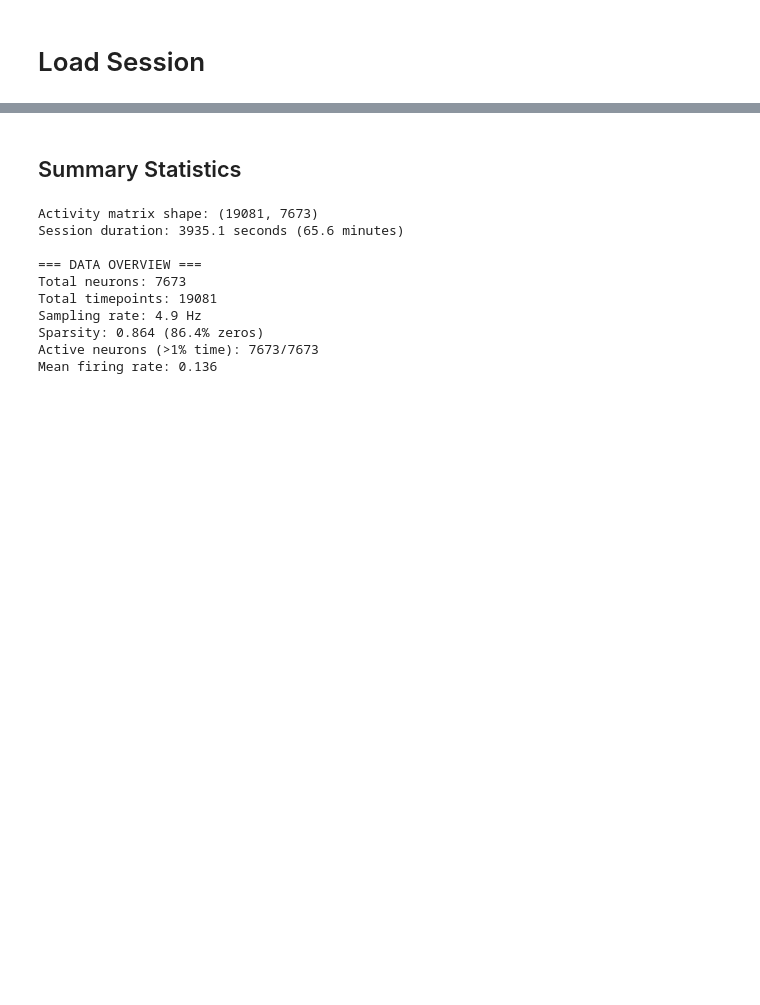
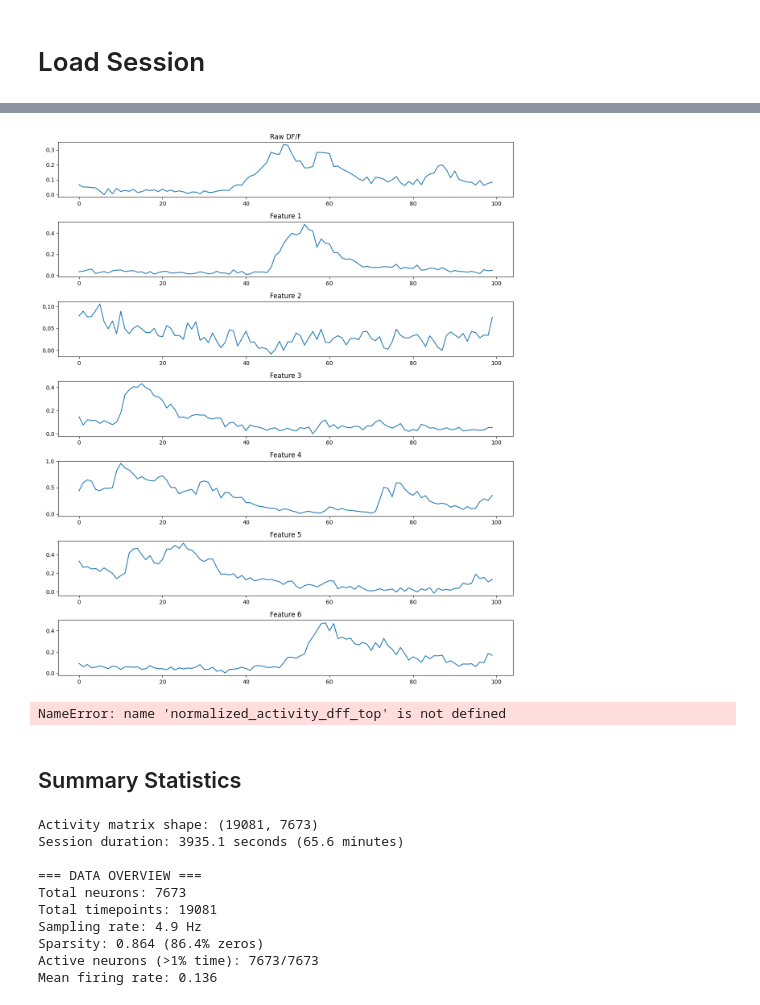
Before and after one commit to the-rich-piana/mpci-transformer, a Jupyter notebook: 1_ANALYSIS/1_1_Explore_Deconv_Session.ipynb, the cells around one changed output, grey strips where cells are left out. Saved outputs shown, nothing was run; the diff lists cells and outputs as text; code cells hidden in the pictures; blank space fills up the shorter version.

```diff
--- a/1_ANALYSIS/1_1_Explore_Deconv_Session.ipynb
+++ b/1_ANALYSIS/1_1_Explore_Deconv_Session.ipynb
@@ -27,3 +99,19 @@ session.eid
+# %%
+
+fig, axes = plt.subplots(7, 1, figsize=(12, 14))
+for i in range(7):
+    sns.lineplot(x=range(100), y=activity_preprocessed[0:100, i], ax=axes[i])
+    axes[i].set_title(f'Feature {i}')
+
+axes[0].set_title("Raw DF/F")
+plt.tight_layout()
+plt.show()
+# %% [output]
+[figure, added]
+# %%
+normalized_activity_dff_top.mean()
+# %% [output]
+NameError: name 'normalized_activity_dff_top' is not defined
 # %% [markdown]
 <h2> Summary Statistics
 # %%
```
Also changed, not shown: parts of 8 cells of this notebook, 30 other files.
